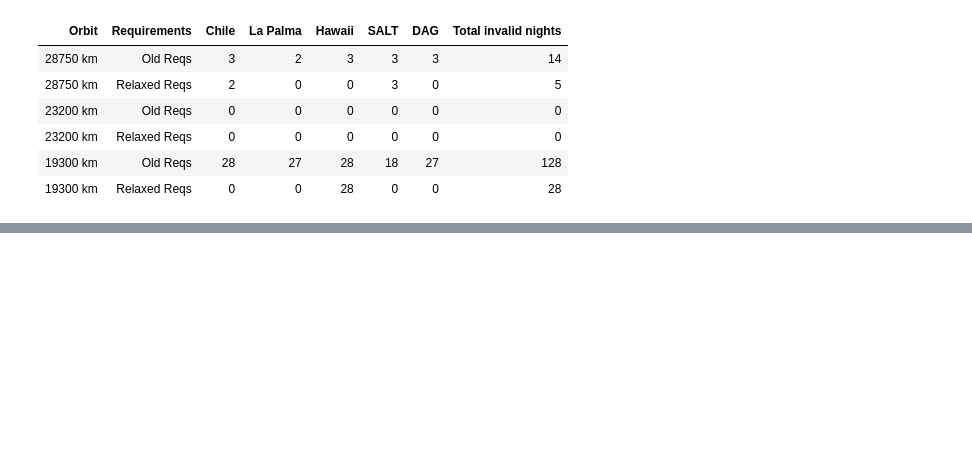
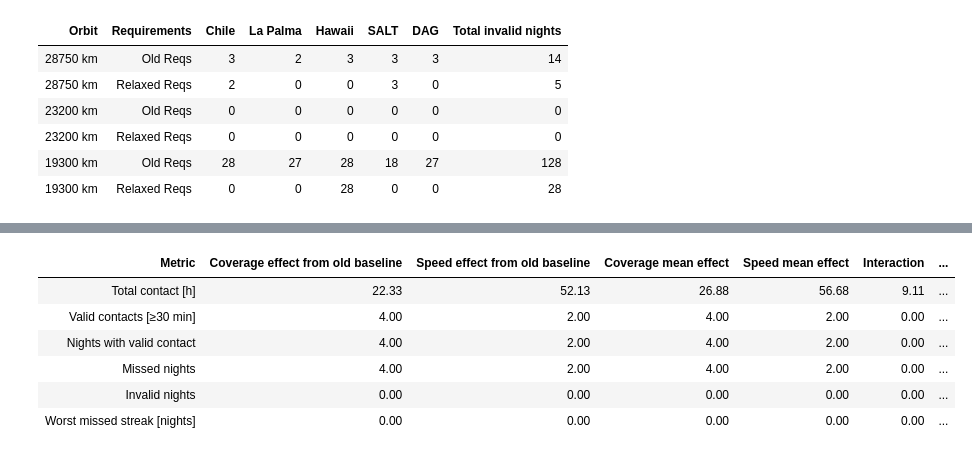
Before and after one commit to pscleo/NuAncestor, a Jupyter notebook: FreeFlyer/visibility_reqChange.ipynb, the cells around one changed output, grey strips where cells are left out. Drawn from its saved outputs; the diff is of its cells as text; code cells hidden in the pictures; blank space fills up the shorter version.

```diff
--- a/FreeFlyer/visibility_reqChange.ipynb
+++ b/FreeFlyer/visibility_reqChange.ipynb
@@ -917,0 +1094,77 @@ display(invalid_nights_summary.style.hide(axis="index"))
+# %%
+# Two-level factorial effects
+# (compare the individual and combined effects of both requirement relaxations)
+factorial_data = network_summary.set_index([
+    "Coverage angle [deg]",
+    "Elevation speed limit [arcsec/s]"])
+
+metric_directions = {
+    "Total contact [h]": 1,
+    "Valid contacts [≥30 min]": 1,
+    "Nights with valid contact": 1,
+    "Missed nights": -1,
+    "Invalid nights": -1,
+    "Worst missed streak [nights]": -1}
+
+factorial_rows = []
+
+for metric, direction in metric_directions.items():
+    old = direction * factorial_data.loc[(36, 10), metric]
+    coverage_only = direction * factorial_data.loc[(30, 10), metric]
+    speed_only = direction * factorial_data.loc[(36, 15), metric]
+    fully_relaxed = direction * factorial_data.loc[(30, 15), metric]
+
+    coverage_baseline_effect = coverage_only - old
+    speed_baseline_effect = speed_only - old
+
+    coverage_mean_effect = (
+        coverage_only + fully_relaxed -
+        old - speed_only) / 2
+
+    speed_mean_effect = (
+        speed_only + fully_relaxed -
+        old - coverage_only) / 2
+
+    interaction = (
+        fully_relaxed -
+        coverage_only -
+        speed_only +
+        old)
+
+    if np.isclose(
+        coverage_baseline_effect,
+        speed_baseline_effect):
+        larger_effect = "Equal"
+    elif coverage_baseline_effect > speed_baseline_effect:
+        larger_effect = "Coverage relaxation"
+    else:
+        larger_effect = "Speed relaxation"
+
+
+    # Can omit mean effects in reports as they present the same conclusion as baseline effects
+    factorial_rows.append({
+        "Metric": metric,
+        "Coverage effect from old baseline":
+            coverage_baseline_effect,
+        "Speed effect from old baseline":
+            speed_baseline_effect,
+        "Coverage mean effect":
+            coverage_mean_effect,
+        "Speed mean effect":
+            speed_mean_effect,
+        "Interaction":
+            interaction,
+        "Larger baseline effect":
+            larger_effect})
+
+factorial_effects = pd.DataFrame(factorial_rows).round(2)
+
+display(factorial_effects.style.hide(axis="index").format(precision=2))
+# %% [output]
+| Metric | Coverage effect from old baseline | Speed effect from old baseline | Coverage mean effect | Speed mean effect | Interaction | ... |
+| Total contact [h] | 22.33 | 52.13 | 26.88 | 56.68 | 9.11 | ... |
+| Valid contacts [≥30 min] | 4.00 | 2.00 | 4.00 | 2.00 | 0.00 | ... |
+| Nights with valid contact | 4.00 | 2.00 | 4.00 | 2.00 | 0.00 | ... |
+| Missed nights | 4.00 | 2.00 | 4.00 | 2.00 | 0.00 | ... |
+| Invalid nights | 0.00 | 0.00 | 0.00 | 0.00 | 0.00 | ... |
+| Worst missed streak [nights] | 0.00 | 0.00 | 0.00 | 0.00 | 0.00 | ... |
```
Also changed, not shown: parts of 13 cells of this notebook.
